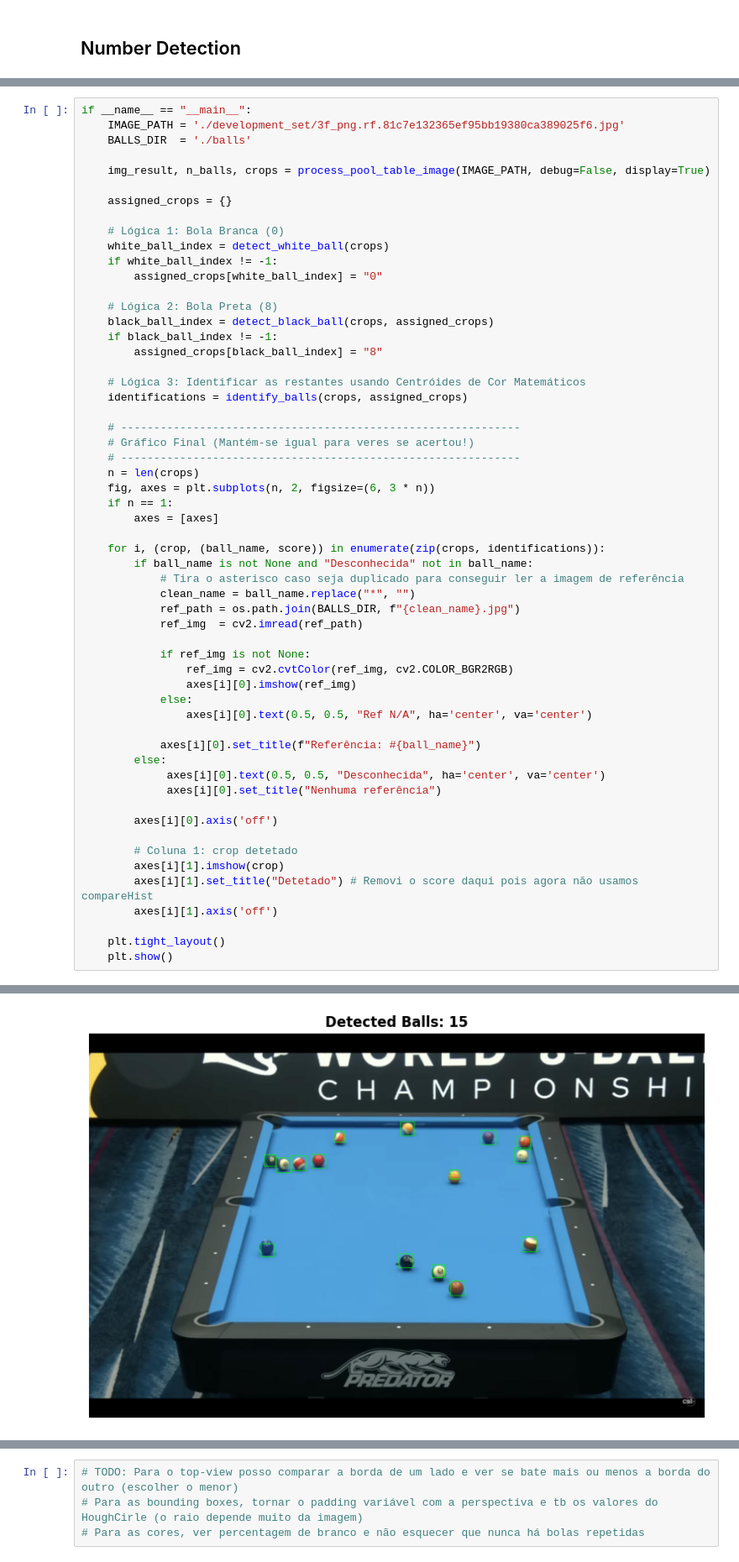
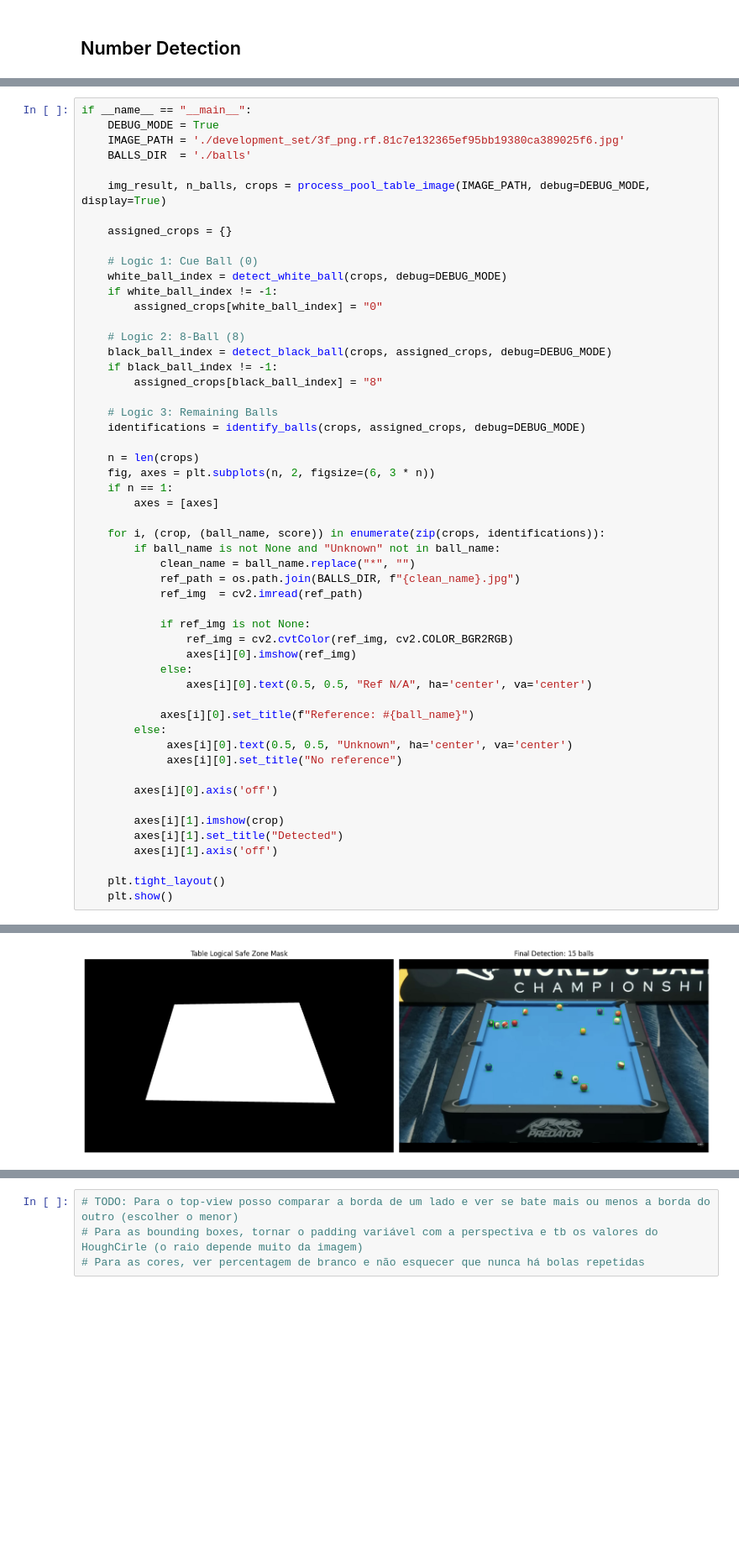
Before and after one commit to RuiCruz16/VC, a Jupyter notebook: Project/task1.ipynb, the cells around one changed output, grey strips where cells are left out. Shown at 84% size. Saved outputs shown, nothing was run; the diff lists cells and outputs as text; blank space fills up the shorter version.

Commit message:
Code refactor for debugging

```diff
--- a/Project/task1.ipynb
+++ b/Project/task1.ipynb
@@ -1490,37 +1402,34 @@ def detect_black_ball(crops, assigned_crops, blur_ksize=5):
     return best_idx
 # %%
 if __name__ == "__main__":
+    DEBUG_MODE = True
     IMAGE_PATH = './development_set/3f_png.rf.81c7e132365ef95bb19380ca389025f6.jpg'
     BALLS_DIR  = './balls'
 
-    img_result, n_balls, crops = process_pool_table_image(IMAGE_PATH, debug=False, display=True)
+    img_result, n_balls, crops = process_pool_table_image(IMAGE_PATH, debug=DEBUG_MODE, display=True)
 
     assigned_crops = {}
 
-    # Lógica 1: Bola Branca (0)
-    white_ball_index = detect_white_ball(crops)
+    # Logic 1: Cue Ball (0)
+    white_ball_index = detect_white_ball(crops, debug=DEBUG_MODE)
     if white_ball_index != -1:
         assigned_crops[white_ball_index] = "0"
 
-    # Lógica 2: Bola Preta (8)
-    black_ball_index = detect_black_ball(crops, assigned_crops)
+    # Logic 2: 8-Ball (8)
+    black_ball_index = detect_black_ball(crops, assigned_crops, debug=DEBUG_MODE)
     if black_ball_index != -1:
         assigned_crops[black_ball_index] = "8"
 
-    # Lógica 3: Identificar as restantes usando Centróides de Cor Matemáticos
-    identifications = identify_balls(crops, assigned_crops)
+    # Logic 3: Remaining Balls
+    identifications = identify_balls(crops, assigned_crops, debug=DEBUG_MODE)
 
-    # -------------------------------------------------------------
-    # Gráfico Final (Mantém-se igual para veres se acertou!)
-    # -------------------------------------------------------------
     n = len(crops)
     fig, axes = plt.subplots(n, 2, figsize=(6, 3 * n))
     if n == 1:
         axes = [axes]
 
     for i, (crop, (ball_name, score)) in enumerate(zip(crops, identifications)):
-        if ball_name is not None and "Desconhecida" not in ball_name:
-            # Tira o asterisco caso seja duplicado para conseguir ler a imagem de referência
+        if ball_name is not None and "Unknown" not in ball_name:
             clean_name = ball_name.replace("*", "")
             ref_path = os.path.join(BALLS_DIR, f"{clean_name}.jpg")
             ref_img  = cv2.imread(ref_path)
@@ -1531,16 +1440,15 @@ if __name__ == "__main__":
             else:
                 axes[i][0].text(0.5, 0.5, "Ref N/A", ha='center', va='center')
 
-            axes[i][0].set_title(f"Referência: #{ball_name}")
+            axes[i][0].set_title(f"Reference: #{ball_name}")
         else:
-             axes[i][0].text(0.5, 0.5, "Desconhecida", ha='center', va='center')
-             axes[i][0].set_title("Nenhuma referência")
+             axes[i][0].text(0.5, 0.5, "Unknown", ha='center', va='center')
+             axes[i][0].set_title("No reference")
 
         axes[i][0].axis('off')
 
-        # Coluna 1: crop detetado
         axes[i][1].imshow(crop)
-        axes[i][1].set_title("Detetado") # Removi o score daqui pois agora não usamos compareHist
+        axes[i][1].set_title("Detected")
         axes[i][1].axis('off')
 
     plt.tight_layout()
@@ -1550 +1468 @@ Detected 15 balls on the table.
-[figure, old version]
+[figure, new version]
```
Also changed, not shown: parts of 2 cells of this notebook.
